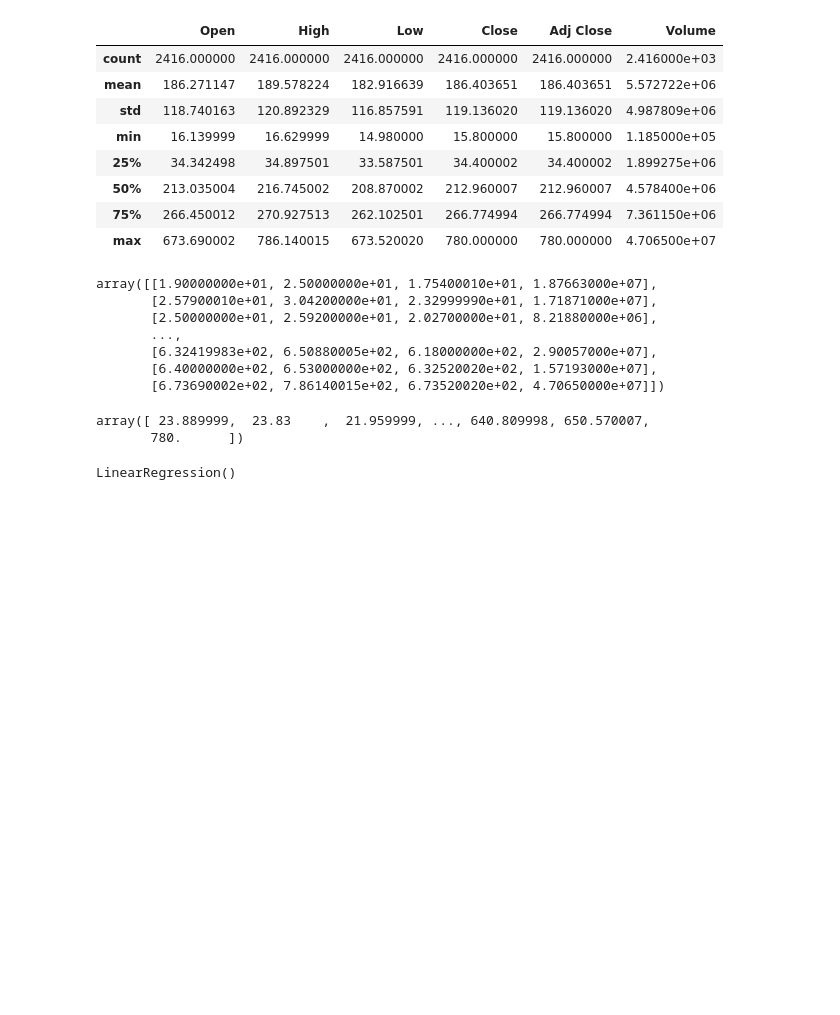
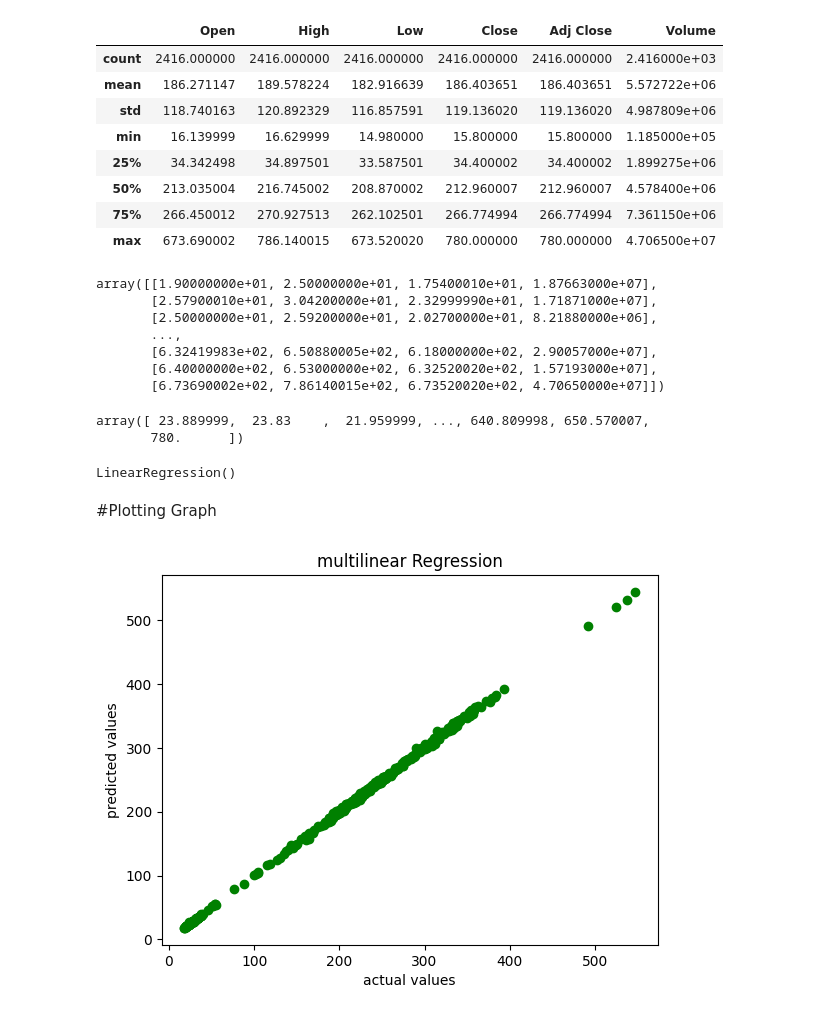
Before and after one commit to KirtiNayak11/ML, a Jupyter notebook: Implement_regression_algorithms_to_predict_Stock_Price.ipynb, the cells around one changed output. Saved outputs shown, nothing was run; the diff lists cells and outputs as text; code cells hidden in the pictures; blank space fills up the shorter version.

```diff
--- a/Implement_regression_algorithms_to_predict_Stock_Price.ipynb
+++ b/Implement_regression_algorithms_to_predict_Stock_Price.ipynb
@@ -46,3 +46,5 @@ model.fit(x_train,y_train)
 LinearRegression()
 # %%
 ypred=model.predict(x_test);
+# %% [markdown]
+#Plotting Graph
@@ -48,0 +53,8 @@ ypred=model.predict(x_test);
+# %%
+plt.scatter(y_test,ypred,color='green')
+plt.xlabel("actual values")
+plt.ylabel("predicted values")
+plt.title("multilinear Regression")
+plt.show()
+# %% [output]
+[figure, added]
```
Also changed, not shown: parts of 1 cell of this notebook.
